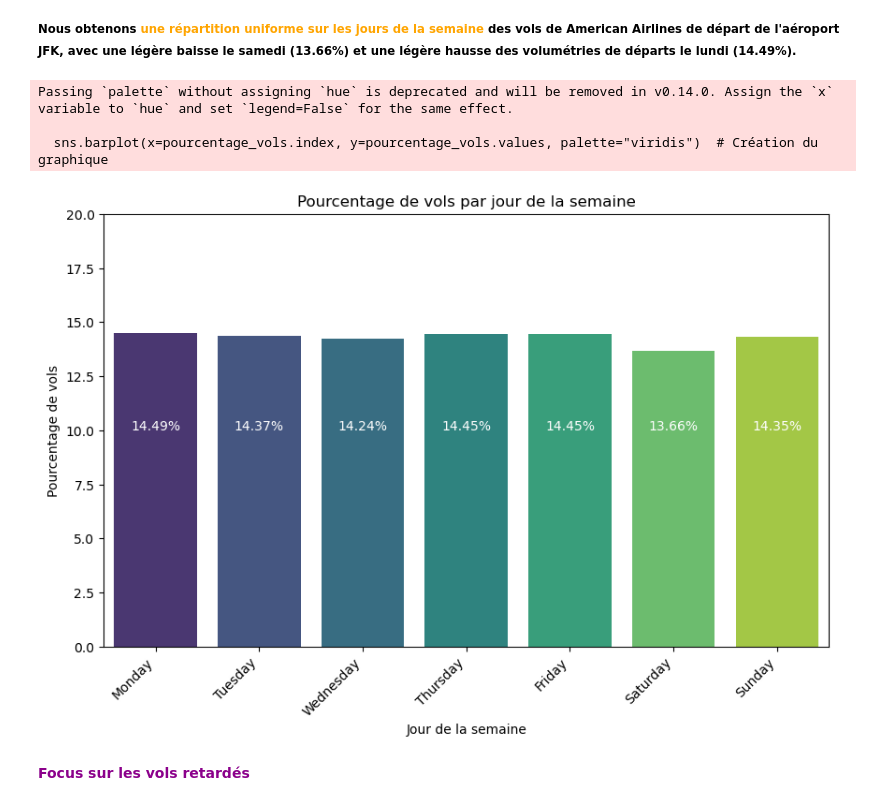
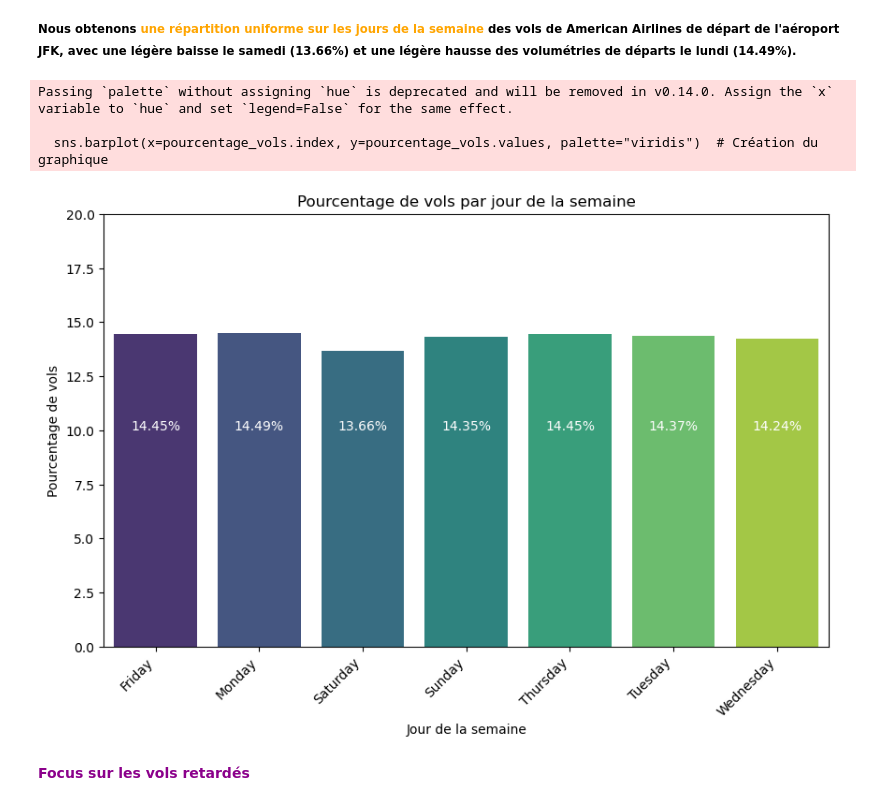
Before and after one commit to OUALYoss/Projet_Python-pour-la-data-science, a Jupyter notebook: Traitement_de_la_base_des_Vols.ipynb, the cells around one changed output. Drawn from its saved outputs; the diff is of its cells as text; code cells hidden in the pictures.

```diff
--- a/Traitement_de_la_base_des_Vols.ipynb
+++ b/Traitement_de_la_base_des_Vols.ipynb
@@ -484,36 +502,36 @@ nb_vols_jour = df.groupby('Weekday_Flight').size()
 
 # Calcul des pourcentages de vols par jour de la semaine
 pourcentage_vols = (nb_vols_jour / nb_vols) * 100
 
 # Convertir l'index en un type catégoriel avec un ordre spécifique
-pourcentage_vols.index = pd.Categorical(pourcentage_vols.index, categories=order_days, ordered=True)
+#pourcentage_vols.index = pd.Categorical(pourcentage_vols.index, categories=order_days, ordered=True)
 
 # Réordonner les données
-pourcentage_vols = pourcentage_vols.sort_index()
+#pourcentage_vols = pourcentage_vols.sort_index()
 
 # Création du graphique à barres
 plt.figure(figsize=(10, 6))
 sns.barplot(x=pourcentage_vols.index, y=pourcentage_vols.values, palette="viridis")  # Création du graphique
 plt.title('Pourcentage de vols par jour de la semaine')
 plt.xlabel('Jour de la semaine')
 plt.ylabel('Pourcentage de vols')
 
 # Rotation des étiquettes sur l'axe x pour une meilleure lisibilité
 plt.xticks(rotation=45, ha='right')
 
 # Ajouter les pourcentages sur les barres
 for i, value in enumerate(pourcentage_vols.values):
     plt.text(i, 10, f"{value:.2f}%", ha='center', va='baseline', color='white')  # Affichage des pourcentages en blanc
 
 # Réglage de l'axe y
 plt.ylim(0, 20)
 
 plt.show()
 # %% [output]
 Passing `palette` without assigning `hue` is deprecated and will be removed in v0.14.0. Assign the `x` variable to `hue` and set `legend=False` for the same effect.
 
   sns.barplot(x=pourcentage_vols.index, y=pourcentage_vols.values, palette="viridis")  # Création du graphique
-[figure, old version]
+[figure, new version]
 # %% [markdown]
 <span style="color:darkmagenta;">**Focus sur les vols retardés**</span>
 # %% [markdown]
```
Also changed, not shown: parts of 28 cells of this notebook.
